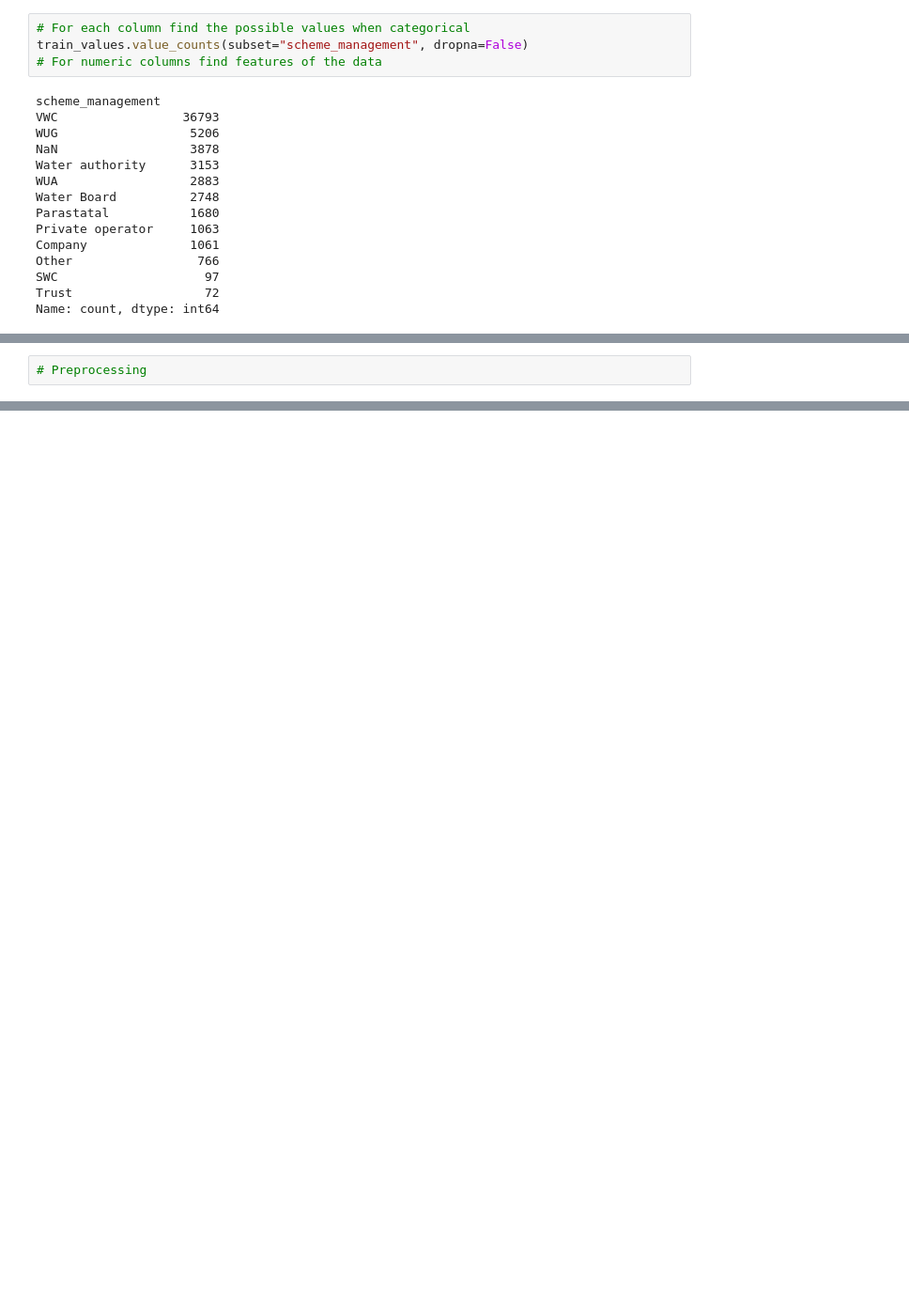
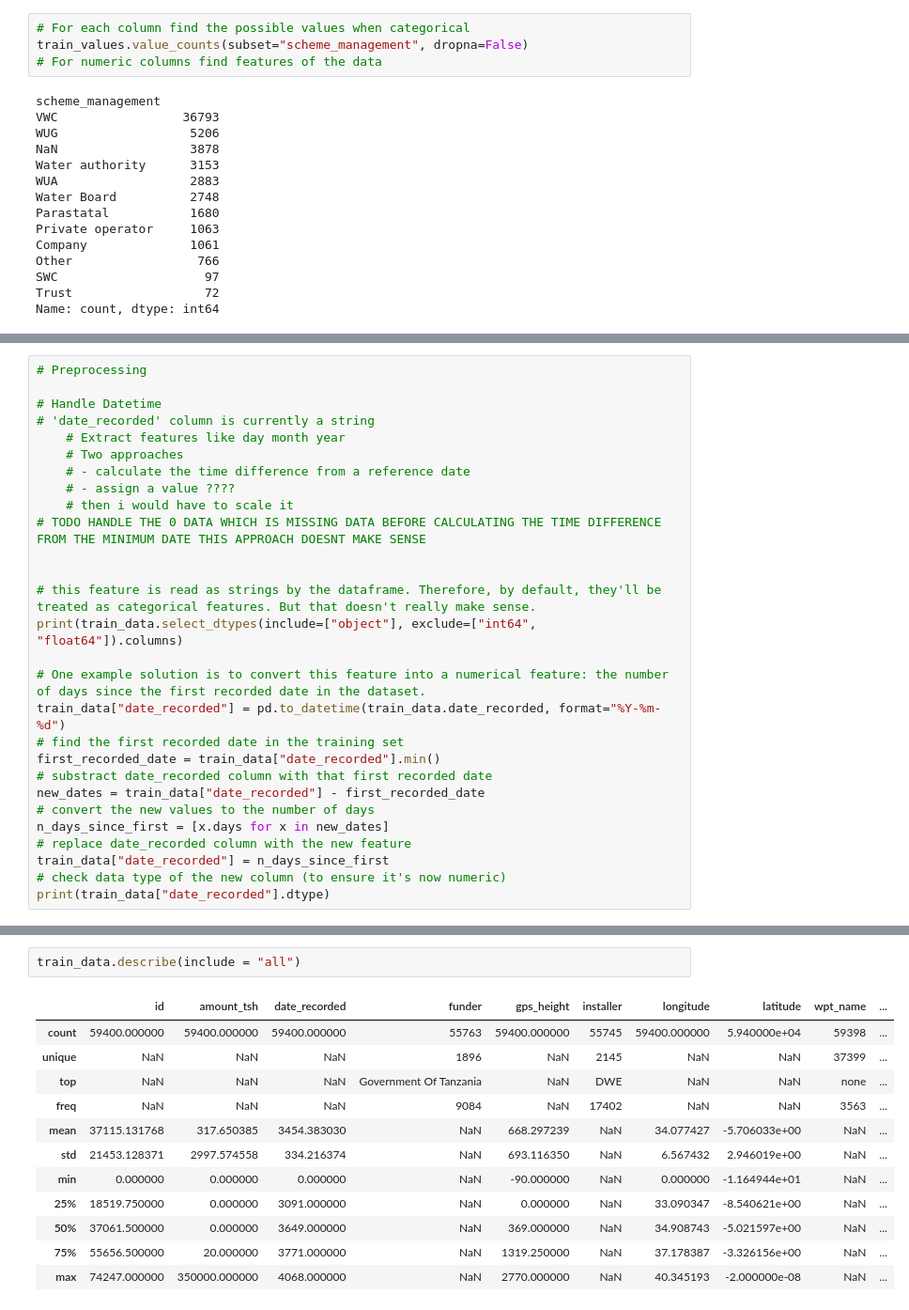
Before and after one commit to jimenacotera/Supervised-ML-Model-Comparison-and-Hyper-parameter-Optimisation, a Jupyter notebook: p1-part1.ipynb, the cells around one changed output, grey strips where cells are left out. Shown at 94% size. Saved outputs shown, nothing was run; the diff lists cells and outputs as text; blank space fills up the shorter version.

```diff
--- a/p1-part1.ipynb
+++ b/p1-part1.ipynb
@@ -155,2 +260,28 @@ Name: count, dtype: int64
 # %%
 # Preprocessing
+
+# Handle Datetime
+# 'date_recorded' column is currently a string
+    # Extract features like day month year
+    # Two approaches
+    # - calculate the time difference from a reference date
+    # - assign a value ????
+    # then i would have to scale it
+# TODO HANDLE THE 0 DATA WHICH IS MISSING DATA BEFORE CALCULATING THE TIME DIFFERENCE FROM THE MINIMUM DATE THIS APPROACH DOESNT MAKE SENSE
+
+
+# this feature is read as strings by the dataframe. Therefore, by default, they'll be treated as categorical features. But that doesn't really make sense.
+print(train_data.select_dtypes(include=["object"], exclude=["int64", "float64"]).columns)
+
+# One example solution is to convert this feature into a numerical feature: the number of days since the first recorded date in the dataset.
+train_data["date_recorded"] = pd.to_datetime(train_data.date_recorded, format="%Y-%m-%d")
+# find the first recorded date in the training set
+first_recorded_date = train_data["date_recorded"].min()
+# substract date_recorded column with that first recorded date
+new_dates = train_data["date_recorded"] - first_recorded_date
+# convert the new values to the number of days
+n_days_since_first = [x.days for x in new_dates]
+# replace date_recorded column with the new feature
+train_data["date_recorded"] = n_days_since_first
+# check data type of the new column (to ensure it's now numeric)
+print(train_data["date_recorded"].dtype)
@@ -157,2 +301,17 @@ Name: count, dtype: int64
+# %%
+train_data.describe(include = "all")
+# %% [output]
+|  | id | amount_tsh | date_recorded | funder | gps_height | installer | longitude | latitude | wpt_name | ... |
+| count | 59400.000000 | 59400.000000 | 59400.000000 | 55763 | 59400.000000 | 55745 | 59400.000000 | 5.940000e+04 | 59398 | ... |
+| unique | NaN | NaN | NaN | 1896 | NaN | 2145 | NaN | NaN | 37399 | ... |
+| top | NaN | NaN | NaN | Government Of Tanzania | NaN | DWE | NaN | NaN | none | ... |
+| freq | NaN | NaN | NaN | 9084 | NaN | 17402 | NaN | NaN | 3563 | ... |
+| mean | 37115.131768 | 317.650385 | 3454.383030 | NaN | 668.297239 | NaN | 34.077427 | -5.706033e+00 | NaN | ... |
+| std | 21453.128371 | 2997.574558 | 334.216374 | NaN | 693.116350 | NaN | 6.567432 | 2.946019e+00 | NaN | ... |
+| min | 0.000000 | 0.000000 | 0.000000 | NaN | -90.000000 | NaN | 0.000000 | -1.164944e+01 | NaN | ... |
+| 25% | 18519.750000 | 0.000000 | 3091.000000 | NaN | 0.000000 | NaN | 33.090347 | -8.540621e+00 | NaN | ... |
+| 50% | 37061.500000 | 0.000000 | 3649.000000 | NaN | 369.000000 | NaN | 34.908743 | -5.021597e+00 | NaN | ... |
+| 75% | 55656.500000 | 20.000000 | 3771.000000 | NaN | 1319.250000 | NaN | 37.178387 | -3.326156e+00 | NaN | ... |
+| max | 74247.000000 | 350000.000000 | 4068.000000 | NaN | 2770.000000 | NaN | 40.345193 | -2.000000e-08 | NaN | ... |
 # %%
 # Numerical Preprocessing
```
Also changed, not shown: parts of 13 cells of this notebook.
